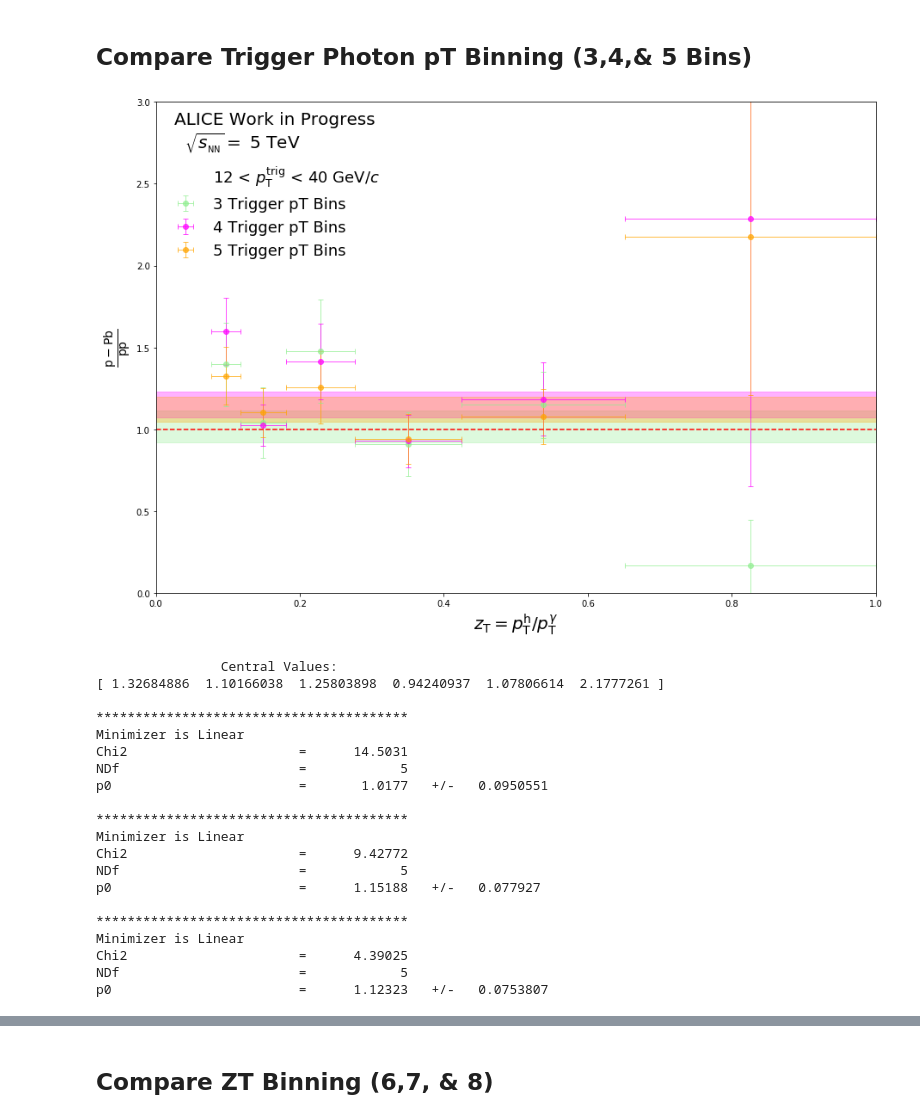
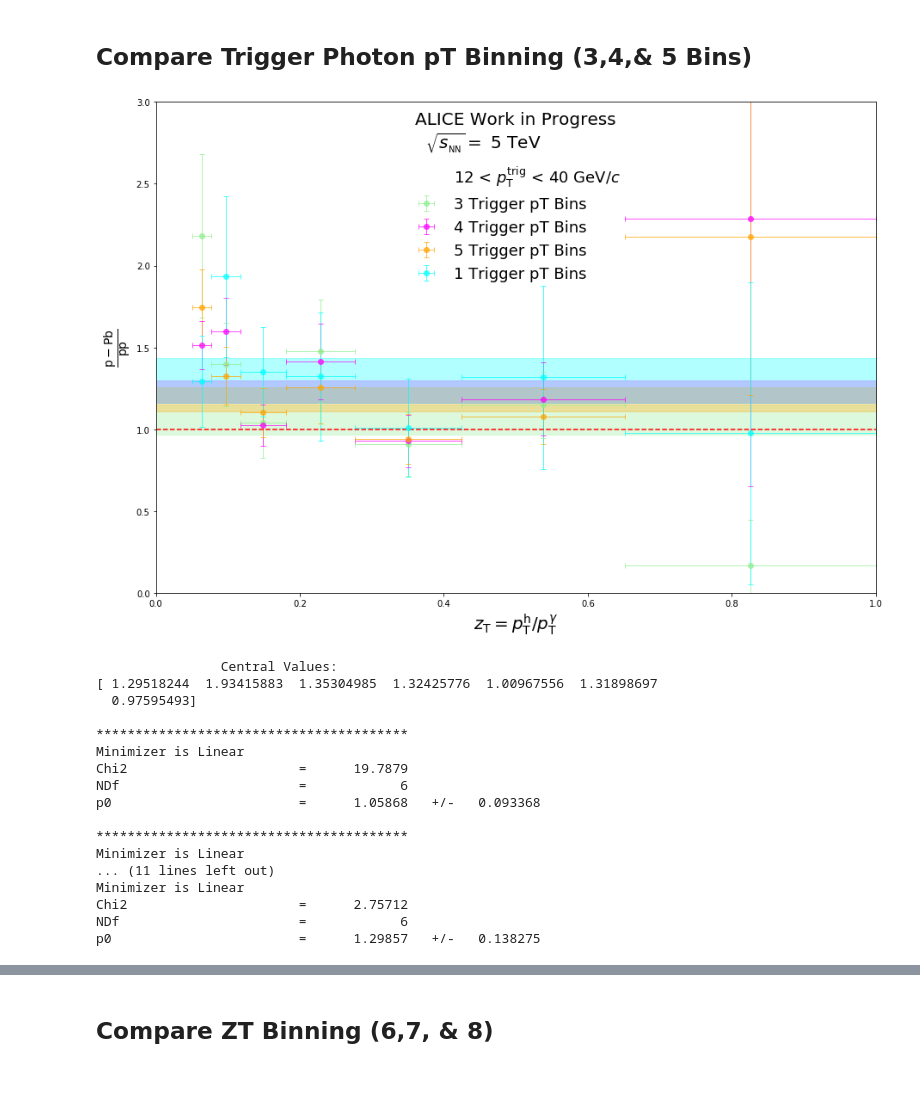
Before and after one commit to ftoralesacosta/GH_Correlations, a Jupyter notebook: Analysis_Notebooks/pythonic_correlations.ipynb, the cells around one changed output, grey strips where cells are left out. Saved outputs shown, nothing was run; the diff lists cells and outputs as text; code cells hidden in the pictures; blank space fills up the shorter version.

```diff
--- a/Analysis_Notebooks/pythonic_correlations.ipynb
+++ b/Analysis_Notebooks/pythonic_correlations.ipynb
@@ -252,33 +283,30 @@ p0                        =     0.909221   +/-   0.0561982
 # %% [markdown]
 ## Compare Trigger Photon pT Binning (3,4,& 5 Bins)
 # %%
-strings = ["pT_Rebin_3","pT_Rebin_4","pT_Rebin_5"]
-string_descriptions = ["3 Trigger pT Bins", "4 Trigger pT Bins","5 Trigger pT Bins"]
-colors = ["lightgreen","magenta","orange"]
+strings = ["pT_Rebin_3","pT_Rebin_4","pT_Rebin_5","pT_Rebin_1"]
+string_descriptions = ["3 Trigger pT Bins", "4 Trigger pT Bins","5 Trigger pT Bins","1 Trigger pT Bins"]
+colors = ["lightgreen","magenta","orange","cyan"]
 
 Compare_pp_pPB_Avg_Ratio_lists(strings, string_descriptions,colors,True)
 # %% [output]
-[figure, old version]
+[figure, new version]
                 Central Values:
-[ 1.32684886  1.10166038  1.25803898  0.94240937  1.07806614  2.1777261 ]
+[ 1.29518244  1.93415883  1.35304985  1.32425776  1.00967556  1.31898697
+  0.97595493]
 
 ****************************************
 Minimizer is Linear
-Chi2                      =      14.5031
-NDf                       =            5
-p0                        =       1.0177   +/-   0.0950551
+Chi2                      =      19.7879
+NDf                       =            6
+p0                        =      1.05868   +/-   0.093368
 
 ****************************************
 Minimizer is Linear
-Chi2                      =      9.42772
-NDf                       =            5
-p0                        =      1.15188   +/-   0.077927
-
-****************************************
+... (11 lines left out)
 Minimizer is Linear
-Chi2                      =      4.39025
-NDf                       =            5
-p0                        =      1.12323   +/-   0.0753807
+Chi2                      =      2.75712
+NDf                       =            6
+p0                        =      1.29857   +/-   0.138275
 # %%
 strings = ["pT_Rebin_3_Cut","pT_Rebin_4_Cut","pT_Rebin_5_Cut"]
 string_descriptions = ["3 Trigger pT Bins", "4 Trigger pT Bins","5 Trigger pT Bins"]
```
Also changed, not shown: parts of 23 cells of this notebook, 55 other files.
